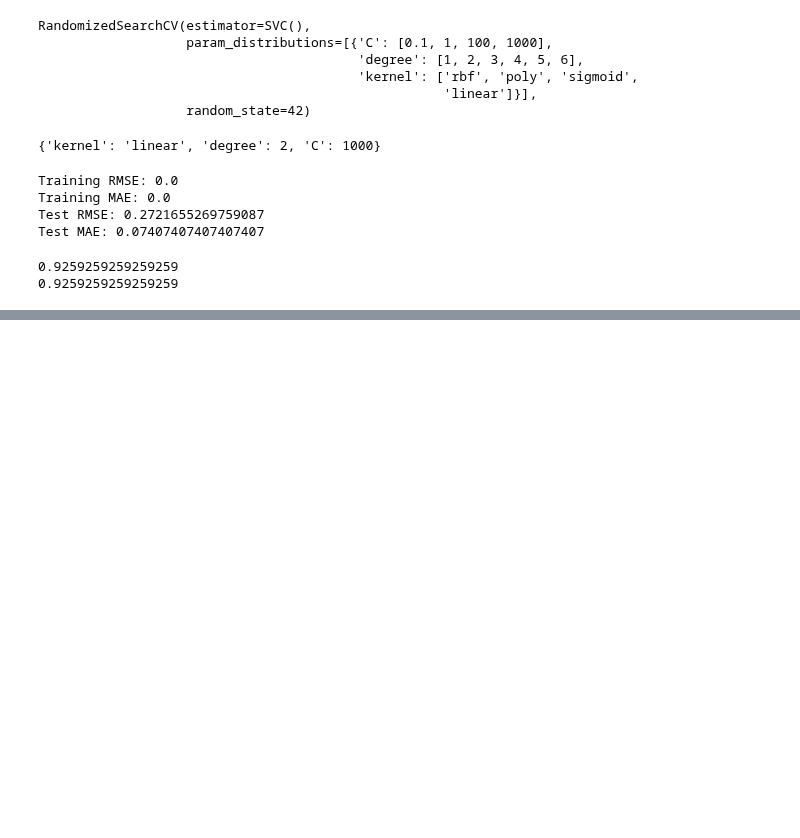
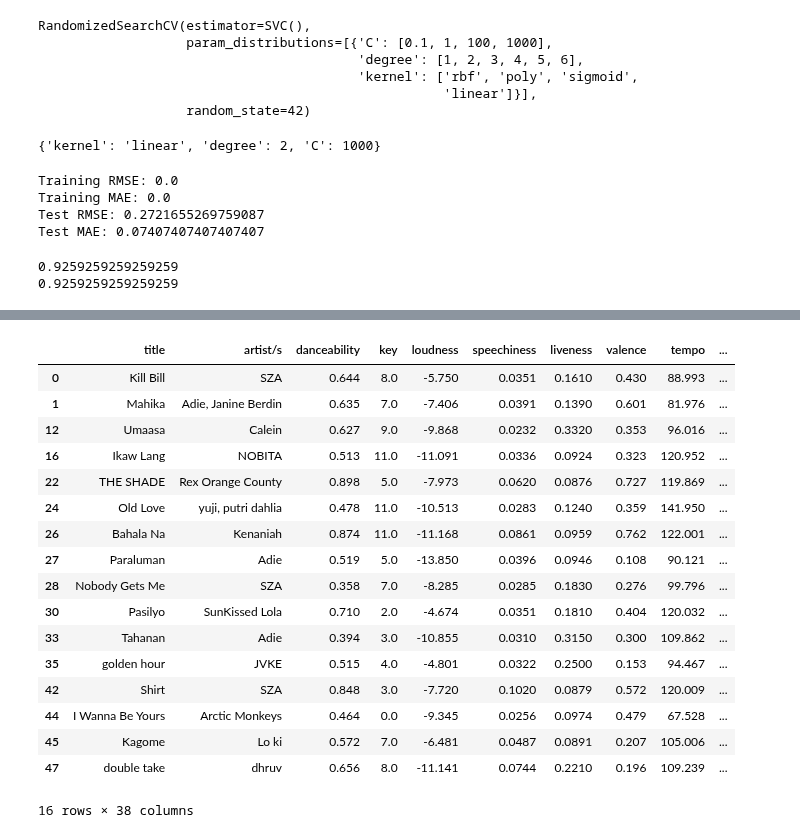
Before and after one commit to dlsucomet/aWit-trial, a Jupyter notebook: LEGIT LEGIT 032023/legit/BASIC/Normalization.ipynb, the cells around one changed output, grey strips where cells are left out. Saved outputs shown, nothing was run; the diff lists cells and outputs as text; code cells hidden in the pictures; blank space fills up the shorter version.

```diff
--- a/LEGIT LEGIT 032023/legit/BASIC/Normalization.ipynb
+++ b/LEGIT LEGIT 032023/legit/BASIC/Normalization.ipynb
@@ -3517,0 +3377,22 @@ print(rssvm.score(X_test,y_test))
+# %%
+musicLabel1 = split[split['music_label'] == 1]
+musicLabel1
+# %% [output]
+|  | title | artist/s | danceability | key | loudness | speechiness | liveness | valence | tempo | ... |
+| 0 | Kill Bill | SZA | 0.644 | 8.0 | -5.750 | 0.0351 | 0.1610 | 0.430 | 88.993 | ... |
+| 1 | Mahika | Adie, Janine Berdin | 0.635 | 7.0 | -7.406 | 0.0391 | 0.1390 | 0.601 | 81.976 | ... |
+| 12 | Umaasa | Calein | 0.627 | 9.0 | -9.868 | 0.0232 | 0.3320 | 0.353 | 96.016 | ... |
+| 16 | Ikaw Lang | NOBITA | 0.513 | 11.0 | -11.091 | 0.0336 | 0.0924 | 0.323 | 120.952 | ... |
+| 22 | THE SHADE | Rex Orange County | 0.898 | 5.0 | -7.973 | 0.0620 | 0.0876 | 0.727 | 119.869 | ... |
+| 24 | Old Love | yuji, putri dahlia | 0.478 | 11.0 | -10.513 | 0.0283 | 0.1240 | 0.359 | 141.950 | ... |
+| 26 | Bahala Na | Kenaniah | 0.874 | 11.0 | -11.168 | 0.0861 | 0.0959 | 0.762 | 122.001 | ... |
+| 27 | Paraluman | Adie | 0.519 | 5.0 | -13.850 | 0.0396 | 0.0946 | 0.108 | 90.121 | ... |
+| 28 | Nobody Gets Me | SZA | 0.358 | 7.0 | -8.285 | 0.0285 | 0.1830 | 0.276 | 99.796 | ... |
+| 30 | Pasilyo | SunKissed Lola | 0.710 | 2.0 | -4.674 | 0.0351 | 0.1810 | 0.404 | 120.032 | ... |
+| 33 | Tahanan | Adie | 0.394 | 3.0 | -10.855 | 0.0310 | 0.3150 | 0.300 | 109.862 | ... |
+| 35 | golden hour | JVKE | 0.515 | 4.0 | -4.801 | 0.0322 | 0.2500 | 0.153 | 94.467 | ... |
+| 42 | Shirt | SZA | 0.848 | 3.0 | -7.720 | 0.1020 | 0.0879 | 0.572 | 120.009 | ... |
+| 44 | I Wanna Be Yours | Arctic Monkeys | 0.464 | 0.0 | -9.345 | 0.0256 | 0.0974 | 0.479 | 67.528 | ... |
+| 45 | Kagome | Lo ki | 0.572 | 7.0 | -6.481 | 0.0487 | 0.0891 | 0.207 | 105.006 | ... |
+| 47 | double take | dhruv | 0.656 | 8.0 | -11.141 | 0.0744 | 0.2210 | 0.196 | 109.239 | ... |
+16 rows × 38 columns
```
Also changed, not shown: parts of 46 cells of this notebook, 18 other files.
